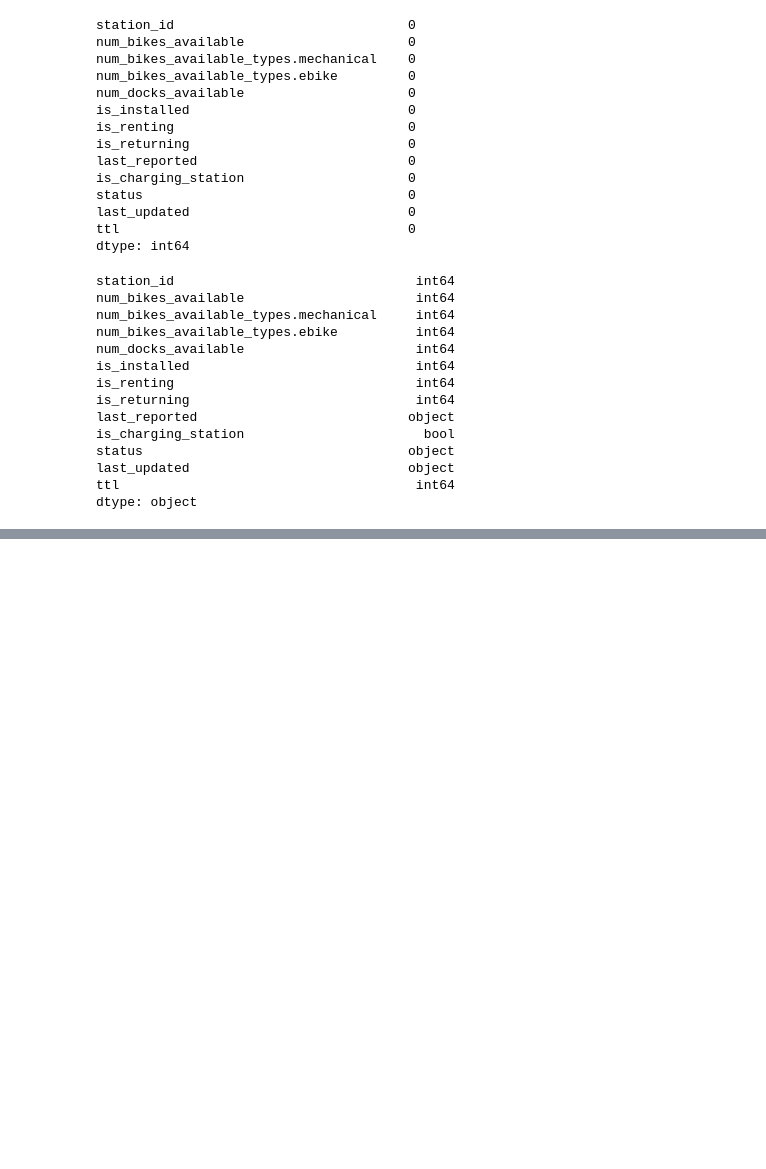
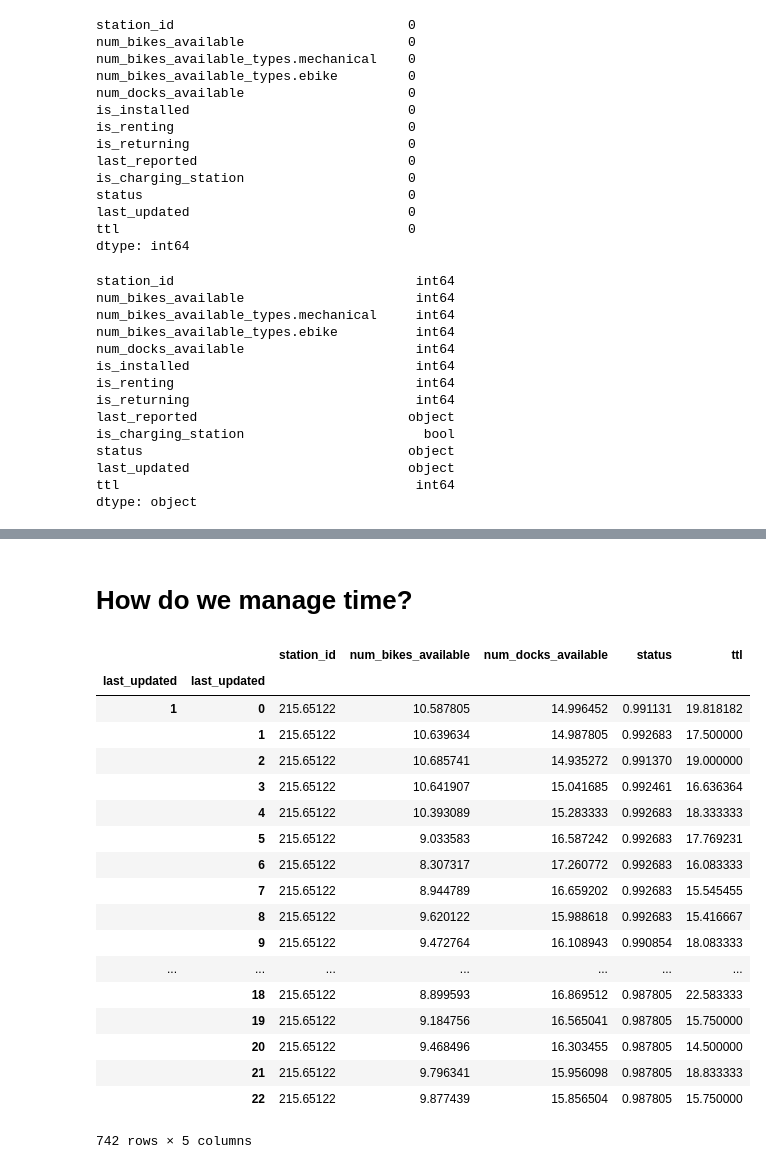
Before and after one commit to jaumevr15/Bicing-Stations-Analysis, a Jupyter notebook: your-project/code/0_data_cleaning.ipynb, the cells around one changed output, grey strips where cells are left out. Drawn from its saved outputs; the diff is of its cells as text; code cells hidden in the pictures; blank space fills up the shorter version.

Commit message:
Deleted unneeded columns and started datetime

```diff
--- a/your-project/code/0_data_cleaning.ipynb
+++ b/your-project/code/0_data_cleaning.ipynb
@@ -120,0 +154,3 @@ See the caveats in the documentation: http://pandas.pydata.org/pandas-docs/stabl
+# %%
+#Dropping initially unneeded columns
+octubre.drop(columns=["num_bikes_available_types.mechanical","num_bikes_available_types.ebike","last_reported","is_charging_station"],inplace=True)
@@ -120,0 +166,5 @@ See the caveats in the documentation: http://pandas.pydata.org/pandas-docs/stabl
+# %%
+#We make a list of the 'not working' stations, and replace the values for a 0, do the same for 'IN_SERVICE' as 1
+not_working = ['PLANNED', 'NOT_IN_SERVICE', 'MAINTENANCE']
+octubre.replace(to_replace=not_working,value=0,inplace=True)
+octubre.replace(to_replace='IN_SERVICE',value=1,inplace=True)
@@ -120,0 +190,2 @@ See the caveats in the documentation: http://pandas.pydata.org/pandas-docs/stabl
+# %%
+octubre.drop(columns=["is_installed","is_renting","is_returning"],inplace=True)
@@ -120,0 +203,27 @@ See the caveats in the documentation: http://pandas.pydata.org/pandas-docs/stabl
+# %% [markdown]
+# How do we manage time?
+# %%
+times = pd.DatetimeIndex(octubre.last_updated)
+grouped = octubre.groupby([times.day, times.hour]).mean()
+# %%
+grouped
+# %% [output]
+|  |  | station_id | num_bikes_available | num_docks_available | status | ttl |
+| last_updated | last_updated |  |  |  |  |  |
+| 1 | 0 | 215.65122 | 10.587805 | 14.996452 | 0.991131 | 19.818182 |
+|  | 1 | 215.65122 | 10.639634 | 14.987805 | 0.992683 | 17.500000 |
+|  | 2 | 215.65122 | 10.685741 | 14.935272 | 0.991370 | 19.000000 |
+|  | 3 | 215.65122 | 10.641907 | 15.041685 | 0.992461 | 16.636364 |
+|  | 4 | 215.65122 | 10.393089 | 15.283333 | 0.992683 | 18.333333 |
+|  | 5 | 215.65122 | 9.033583 | 16.587242 | 0.992683 | 17.769231 |
+|  | 6 | 215.65122 | 8.307317 | 17.260772 | 0.992683 | 16.083333 |
+|  | 7 | 215.65122 | 8.944789 | 16.659202 | 0.992683 | 15.545455 |
+|  | 8 | 215.65122 | 9.620122 | 15.988618 | 0.992683 | 15.416667 |
+|  | 9 | 215.65122 | 9.472764 | 16.108943 | 0.990854 | 18.083333 |
+| ... | ... | ... | ... | ... | ... | ... |
+|  | 18 | 215.65122 | 8.899593 | 16.869512 | 0.987805 | 22.583333 |
+|  | 19 | 215.65122 | 9.184756 | 16.565041 | 0.987805 | 15.750000 |
+|  | 20 | 215.65122 | 9.468496 | 16.303455 | 0.987805 | 14.500000 |
+|  | 21 | 215.65122 | 9.796341 | 15.956098 | 0.987805 | 18.833333 |
+|  | 22 | 215.65122 | 9.877439 | 15.856504 | 0.987805 | 15.750000 |
+742 rows × 5 columns
```
Also changed, not shown: parts of 22 cells of this notebook.
